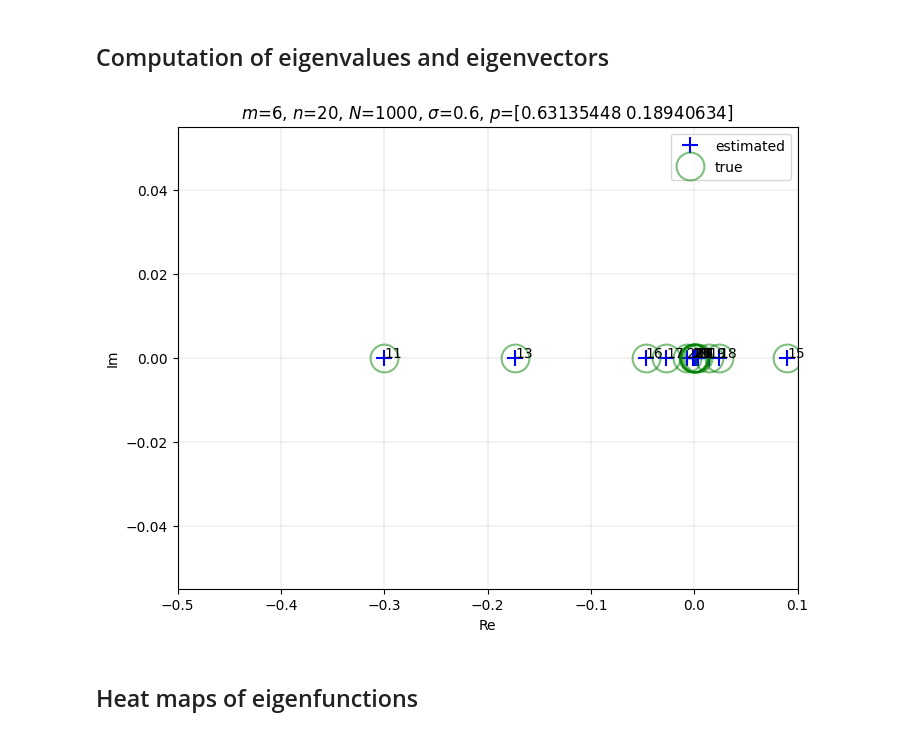
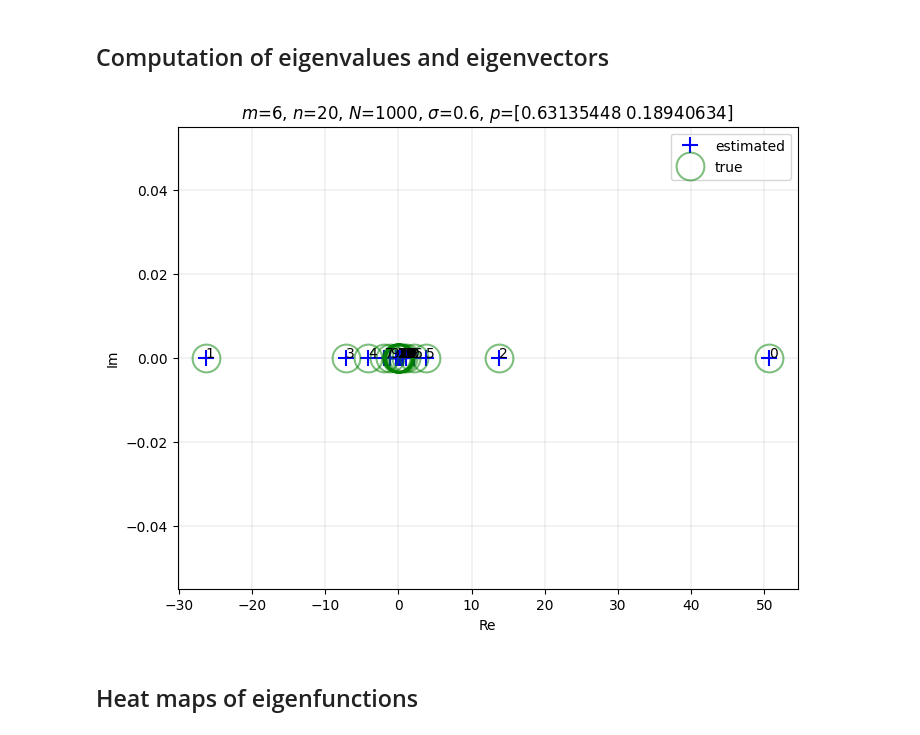
Before and after one commit to 1sa014kawa/JetDMD, a Jupyter notebook: Algorithm3.ipynb, the cells around one changed output. Drawn from its saved outputs; the diff is of its cells as text; code cells hidden in the pictures.

```diff
--- a/Algorithm3.ipynb
+++ b/Algorithm3.ipynb
@@ -55,30 +55,30 @@ evals_Ko, evecs_Ko = np.linalg.eig(Cs.transpose(0,2,1))
 # %%
 for i in range(r_ps):
   # Jacobian matrix of the dynamical system at 0
   dfp=jacmat(ps[:,[i]],f)
 
   # eigenvalues of the Jacobian matrix of the vector field at 0
   eval_dfp=np.linalg.eig(dfp)[0][0]
 
   # make the array of multiplications of eigenvalues
   evals_true =np.array([np.prod(ell, axis=0) for ell in combinations_with_replacement([1 + 0j] + list(eval_dfp),m)])
 
   # figures
   ax=plt.figure(figsize=(8,6)).add_subplot()
   ax.set_title(f'$m$={m}, $n$={n}, $N$={N}, $\sigma$={sigma_kernel}, $p$={ps[:,i]}')
   ax.grid(True, linestyle='--', color='k', linewidth=0.1)
   ax.plot(evals_Ko[i].real, evals_Ko[i].imag,  '+', c='blue', markersize=12, markeredgewidth=1.5, label='estimated')
   ax.plot(evals_true.real, evals_true.imag, 'go', alpha=0.5, markerfacecolor='none', markersize=20, markeredgewidth=1.5, label='true')
   ax.set_xlabel('Re')
   ax.set_ylabel('Im')
-  ax.set_xlim(-0.5,0.1) # adjust the range of x
+  # ax.set_xlim(-0.5,0.1) # adjust the range of x
   ax.legend()
   # add the indices of estimated eigenvalues (to specify eval_idx)
   for j, txt in enumerate(range(rm)):
     ax.annotate(txt, (evals_Ko[i].real[j], evals_Ko[i].imag[j]))
   plt.show()
 # %% [output]
-[figure, old version]
+[figure, new version]
 # %% [markdown]
 ## Heat maps of eigenfunctions
 # %% [markdown]
```
Also changed, not shown: parts of 1 cell of this notebook, 8 other files.
